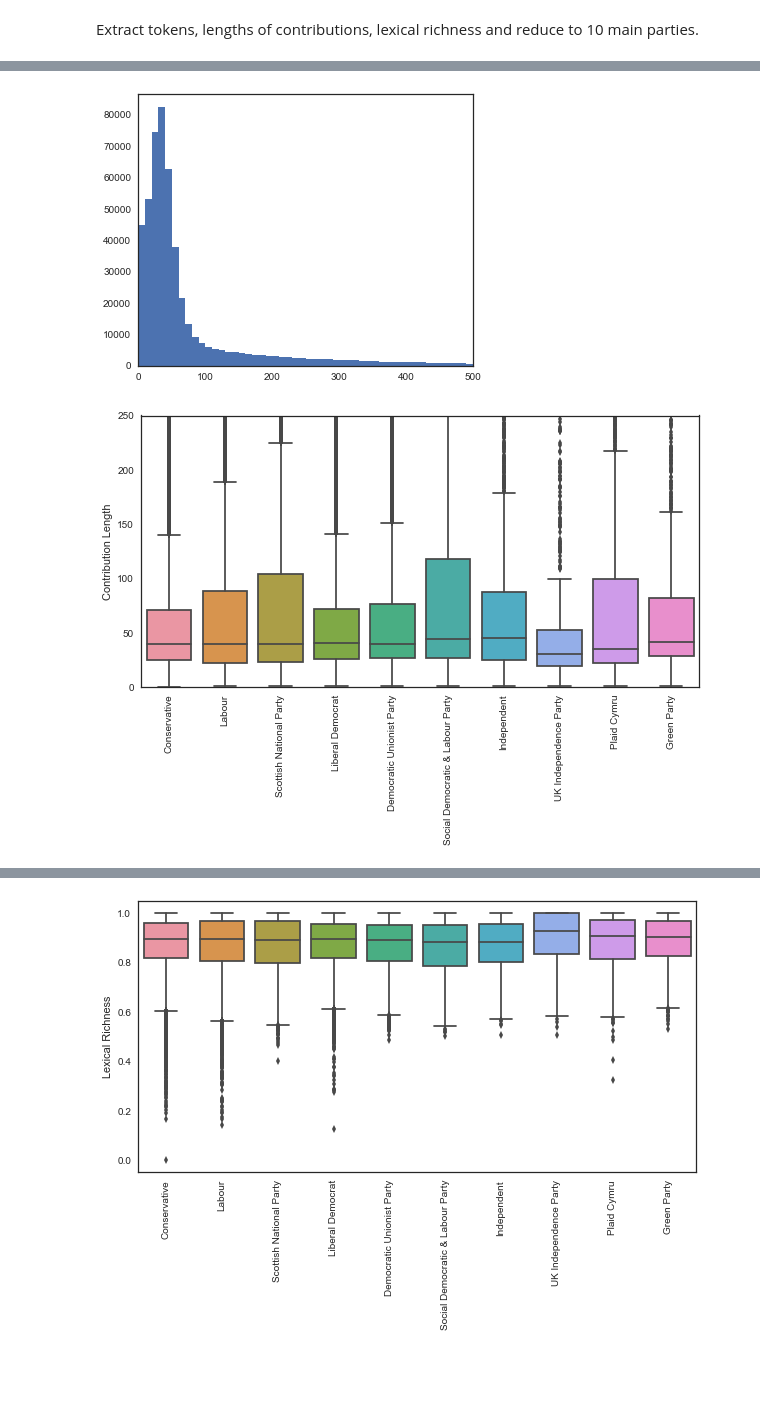
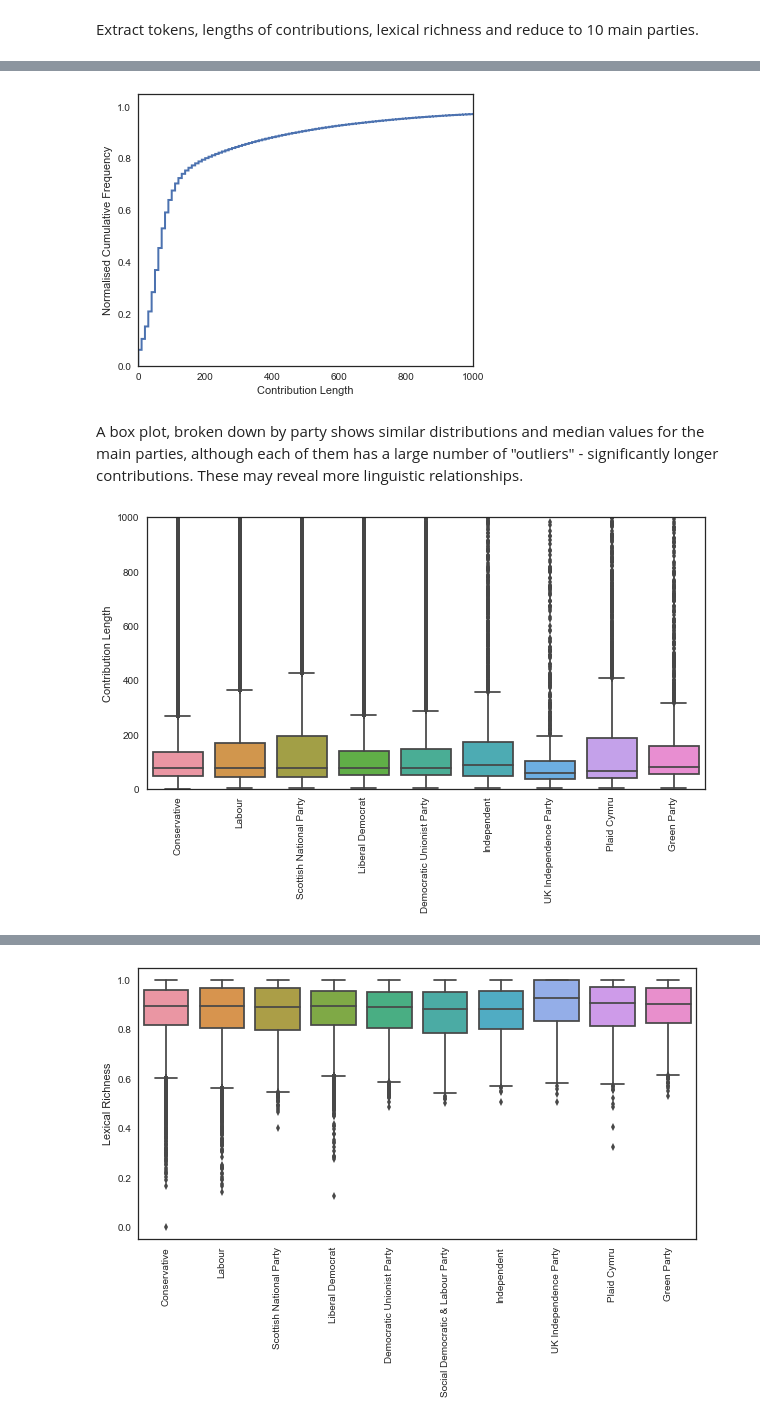
Before and after one commit to georgerichardson/hansard, a Jupyter notebook: notebooks/exploratory_analysis.ipynb, the cells around one changed output, grey strips where cells are left out. Cells and saved outputs as stored; diff of their text form; code cells hidden in the pictures; blank space fills up the shorter version.

```diff
--- a/notebooks/exploratory_analysis.ipynb
+++ b/notebooks/exploratory_analysis.ipynb
@@ -253,17 +294,22 @@ df_contributions_commons_main = df_contributions_commons[df_contributions_common
 # %%
 ax = plt.figure(figsize=(6,5))
 bins = np.arange(0,16000,10)
-ax = plt.hist(df_contributions_commons_main['contribution_length'], bins=bins)
-ax = plt.xlim((0,500))
+ax = plt.hist(df_contributions_commons_main['contribution_length'], bins=bins, cumulative=True,
+              normed=True, histtype='step', linewidth=2)
+ax = plt.xlim((0,1000))
+ax = plt.xlabel('Contribution Length')
+ax = plt.ylabel('Normalised Cumulative Frequency')
 # %% [output]
-[figure, old version]
+[figure, new version]
+# %% [markdown]
+A box plot, broken down by party shows similar distributions and median values for the main parties, although each of them has a large number of "outliers" - significantly longer contributions. These may reveal more linguistic relationships.
 # %%
 ax = plt.figure(figsize=(10,5))
 ax = sns.boxplot(x='party', y='contribution_length',
                    data=df_contributions_commons_main)
 ax = plt.xticks(rotation=90)
 ax = plt.ylabel('Contribution Length')
 ax = plt.xlabel('')
-ax = plt.ylim((0,250))
+ax = plt.ylim((0,1000))
 # %% [output]
-[figure, old version]
+[figure, new version]
```
Also changed, not shown: parts of 63 cells of this notebook.
